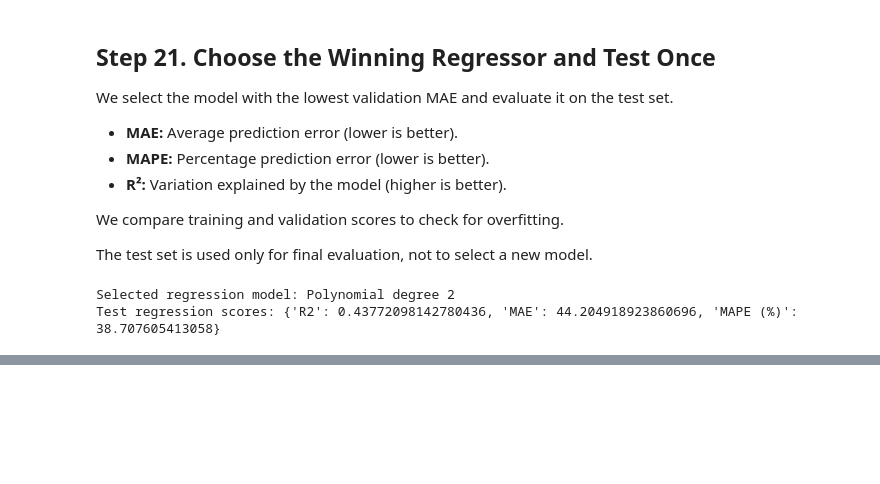
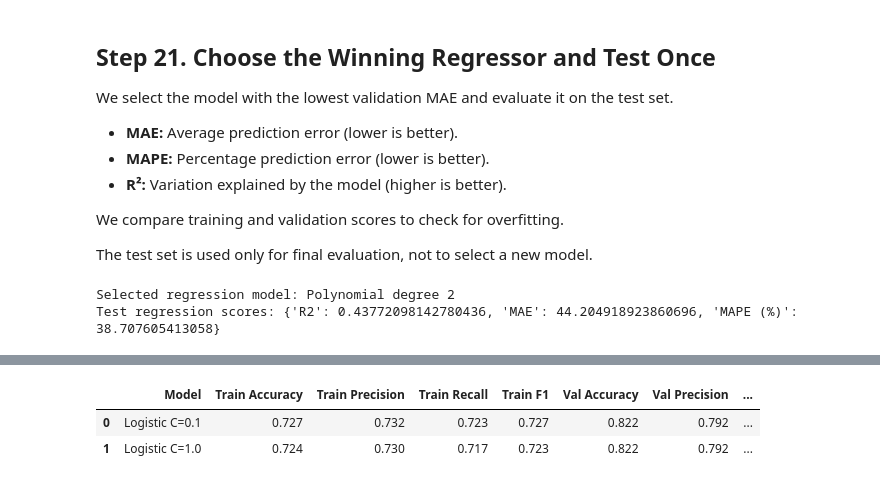
Before and after one commit to zozdemir2026/diabetes-progression-ml-lab, a Jupyter notebook: notebooks/diabetes_progression_analysis.ipynb, the cells around one changed output, grey strips where cells are left out. Saved outputs shown, nothing was run; the diff lists cells and outputs as text; code cells hidden in the pictures; blank space fills up the shorter version.

```diff
--- a/notebooks/diabetes_progression_analysis.ipynb
+++ b/notebooks/diabetes_progression_analysis.ipynb
@@ -662,0 +730,39 @@ Test regression scores: {'R2': 0.43772098142780436, 'MAE': 44.204918923860696, '
+# %%
+threshold = float(y_train.median())
+y_train_bin = (y_train >= threshold).astype(int)
+y_val_bin = (y_val >= threshold).astype(int)
+y_test_bin = (y_test >= threshold).astype(int)
+
+classification_models = {
+    'Logistic C=0.1': make_pipeline(
+        StandardScaler(), LogisticRegression(C=0.1,
+                                              max_iter=2000,
+                                              random_state=RANDOM_STATE)),
+    'Logistic C=1.0': make_pipeline(
+        StandardScaler(), LogisticRegression(C=1.0,
+                                              max_iter=2000,
+                                              random_state=RANDOM_STATE))
+}
+
+def classification_scores(model, features, labels):
+    pred = model.predict(features)
+    return {'Accuracy': accuracy_score(labels, pred),
+            'Precision': precision_score(labels, pred,
+                                         zero_division=0),
+            'Recall': recall_score(labels, pred, zero_division=0),
+            'F1': f1_score(labels, pred, zero_division=0)}
+
+class_rows = []
+for name, model in classification_models.items():
+    model.fit(Xm_train, y_train_bin)
+    tr = classification_scores(model, Xm_train, y_train_bin)
+    va = classification_scores(model, Xm_val, y_val_bin)
+    class_rows.append({'Model': name,
+                       **{'Train '+k: v for k,v in tr.items()},
+                       **{'Val '+k: v for k,v in va.items()}})
+class_results = pd.DataFrame(class_rows)
+display(class_results.round(3))
+# %% [output]
+|  | Model | Train Accuracy | Train Precision | Train Recall | Train F1 | Val Accuracy | Val Precision | ... |
+| 0 | Logistic C=0.1 | 0.727 | 0.732 | 0.723 | 0.727 | 0.822 | 0.792 | ... |
+| 1 | Logistic C=1.0 | 0.724 | 0.730 | 0.717 | 0.723 | 0.822 | 0.792 | ... |
```
Also changed, not shown: parts of 6 cells of this notebook.
